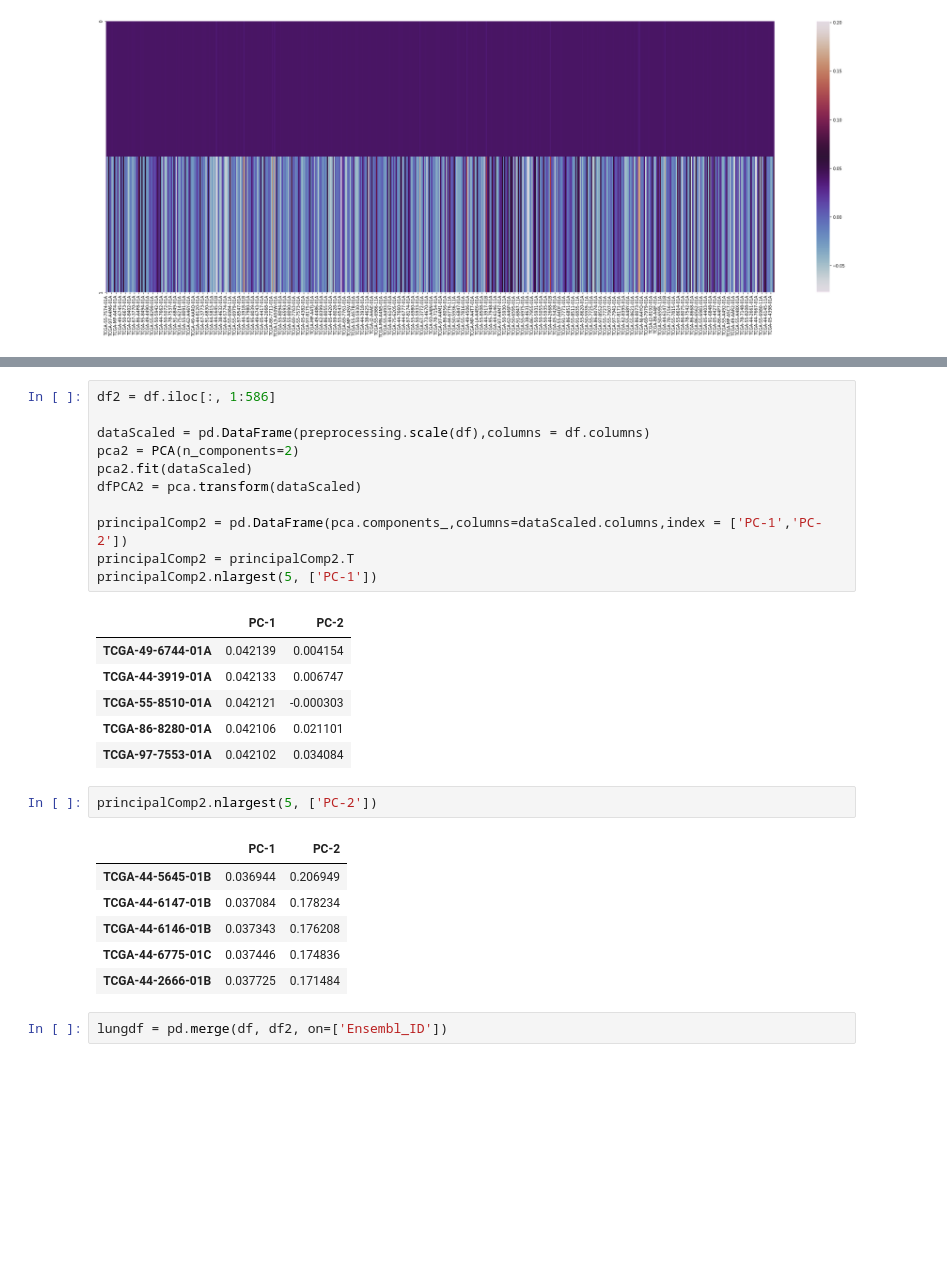
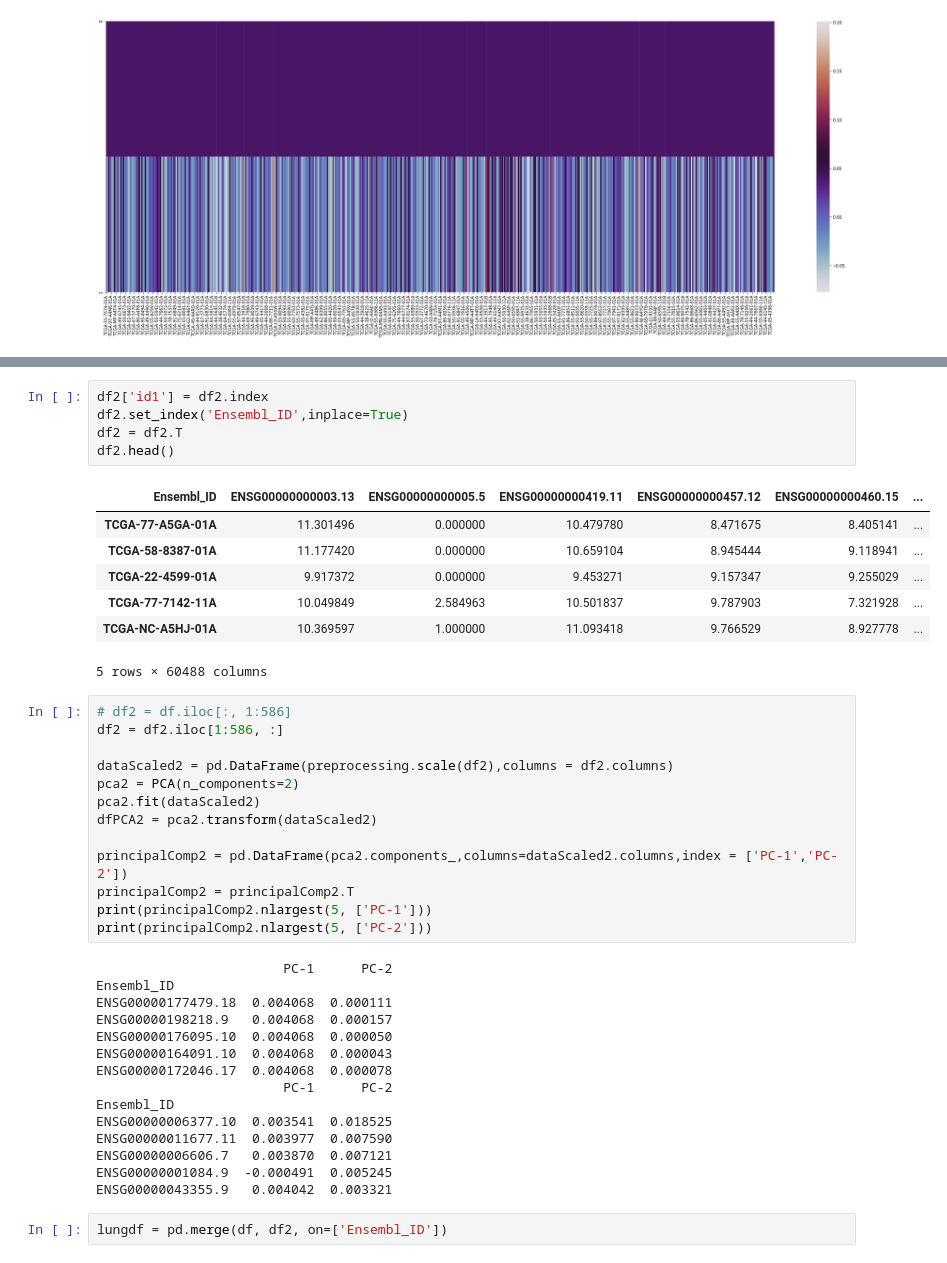
Before and after one commit to estherb-s/CompBio-1, a Jupyter notebook: RandForest-LUNG.ipynb, the cells around one changed output, grey strips where cells are left out. Cells and saved outputs as stored; diff of their text form; blank space fills up the shorter version.

```diff
--- a/RandForest-LUNG.ipynb
+++ b/RandForest-LUNG.ipynb
@@ -146,30 +153,44 @@ df2.fillna(df2.mean())
+# %%
+df2['id1'] = df2.index
+df2.set_index('Ensembl_ID',inplace=True)
+df2 = df2.T
+df2.head()
+# %% [output]
+| Ensembl_ID | ENSG00000000003.13 | ENSG00000000005.5 | ENSG00000000419.11 | ENSG00000000457.12 | ENSG00000000460.15 | ... |
+| TCGA-77-A5GA-01A | 11.301496 | 0.000000 | 10.479780 | 8.471675 | 8.405141 | ... |
+| TCGA-58-8387-01A | 11.177420 | 0.000000 | 10.659104 | 8.945444 | 9.118941 | ... |
+| TCGA-22-4599-01A | 9.917372 | 0.000000 | 9.453271 | 9.157347 | 9.255029 | ... |
+| TCGA-77-7142-11A | 10.049849 | 2.584963 | 10.501837 | 9.787903 | 7.321928 | ... |
+| TCGA-NC-A5HJ-01A | 10.369597 | 1.000000 | 11.093418 | 9.766529 | 8.927778 | ... |
+5 rows × 60488 columns
 # %%
-df2 = df.iloc[:, 1:586]
+# df2 = df.iloc[:, 1:586]
+df2 = df2.iloc[1:586, :]
 
-dataScaled = pd.DataFrame(preprocessing.scale(df),columns = df.columns)
+dataScaled2 = pd.DataFrame(preprocessing.scale(df2),columns = df2.columns)
 pca2 = PCA(n_components=2)
-pca2.fit(dataScaled)
-dfPCA2 = pca.transform(dataScaled)
+pca2.fit(dataScaled2)
+dfPCA2 = pca2.transform(dataScaled2)
 
-principalComp2 = pd.DataFrame(pca.components_,columns=dataScaled.columns,index = ['PC-1','PC-2'])
+principalComp2 = pd.DataFrame(pca2.components_,columns=dataScaled2.columns,index = ['PC-1','PC-2'])
 principalComp2 = principalComp2.T
-principalComp2.nlargest(5, ['PC-1'])
+print(principalComp2.nlargest(5, ['PC-1']))
+print(principalComp2.nlargest(5, ['PC-2']))
 # %% [output]
-|  | PC-1 | PC-2 |
-| TCGA-49-6744-01A | 0.042139 | 0.004154 |
-| TCGA-44-3919-01A | 0.042133 | 0.006747 |
-| TCGA-55-8510-01A | 0.042121 | -0.000303 |
-| TCGA-86-8280-01A | 0.042106 | 0.021101 |
-| TCGA-97-7553-01A | 0.042102 | 0.034084 |
+                        PC-1      PC-2
+Ensembl_ID
+ENSG00000177479.18  0.004068  0.000111
+ENSG00000198218.9   0.004068  0.000157
+ENSG00000176095.10  0.004068  0.000050
+ENSG00000164091.10  0.004068  0.000043
+ENSG00000172046.17  0.004068  0.000078
+                        PC-1      PC-2
+Ensembl_ID
+ENSG00000006377.10  0.003541  0.018525
+ENSG00000011677.11  0.003977  0.007590
+ENSG00000006606.7   0.003870  0.007121
+ENSG00000001084.9  -0.000491  0.005245
+ENSG00000043355.9   0.004042  0.003321
-# %%
-principalComp2.nlargest(5, ['PC-2'])
-# %% [output]
-|  | PC-1 | PC-2 |
-| TCGA-44-5645-01B | 0.036944 | 0.206949 |
-| TCGA-44-6147-01B | 0.037084 | 0.178234 |
-| TCGA-44-6146-01B | 0.037343 | 0.176208 |
-| TCGA-44-6775-01C | 0.037446 | 0.174836 |
-| TCGA-44-2666-01B | 0.037725 | 0.171484 |
 # %%
 lungdf = pd.merge(df, df2, on=['Ensembl_ID'])
 # %%
```
Also changed, not shown: parts of 9 cells of this notebook.
